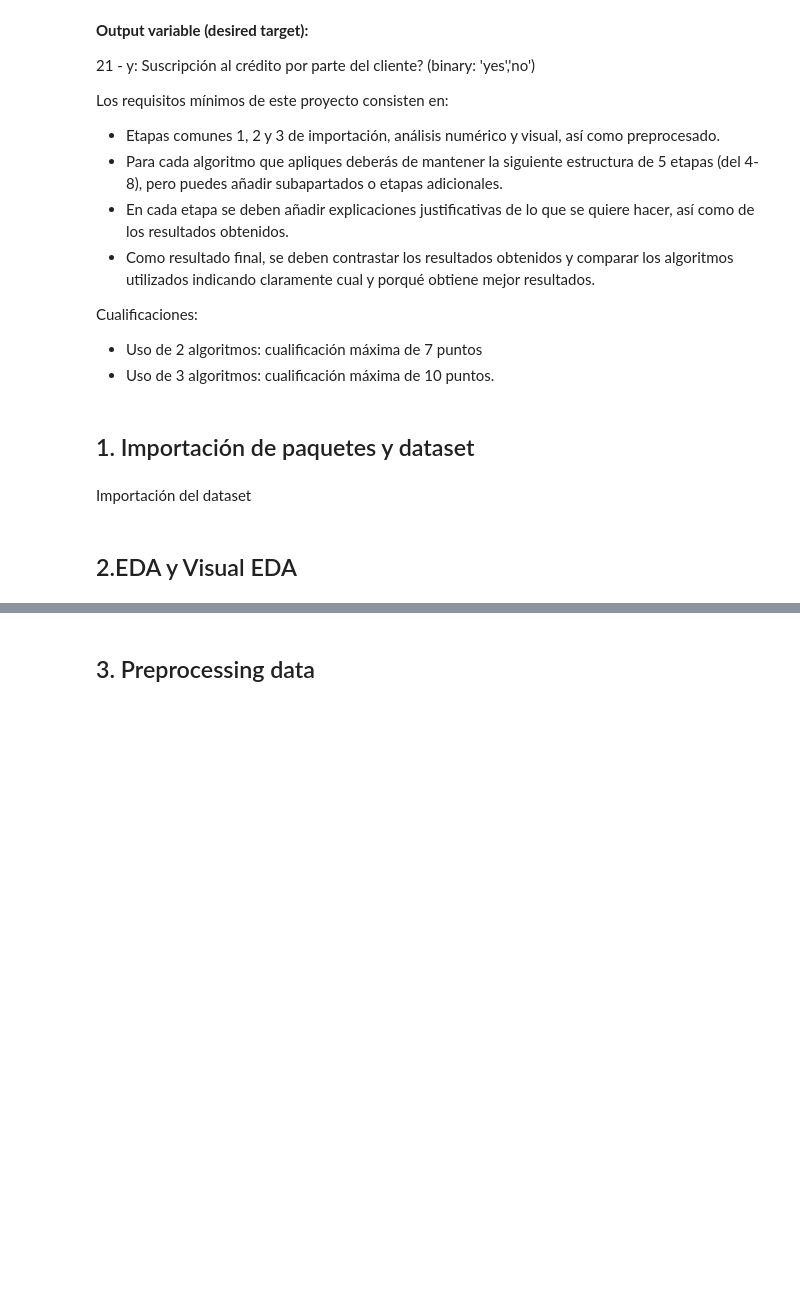
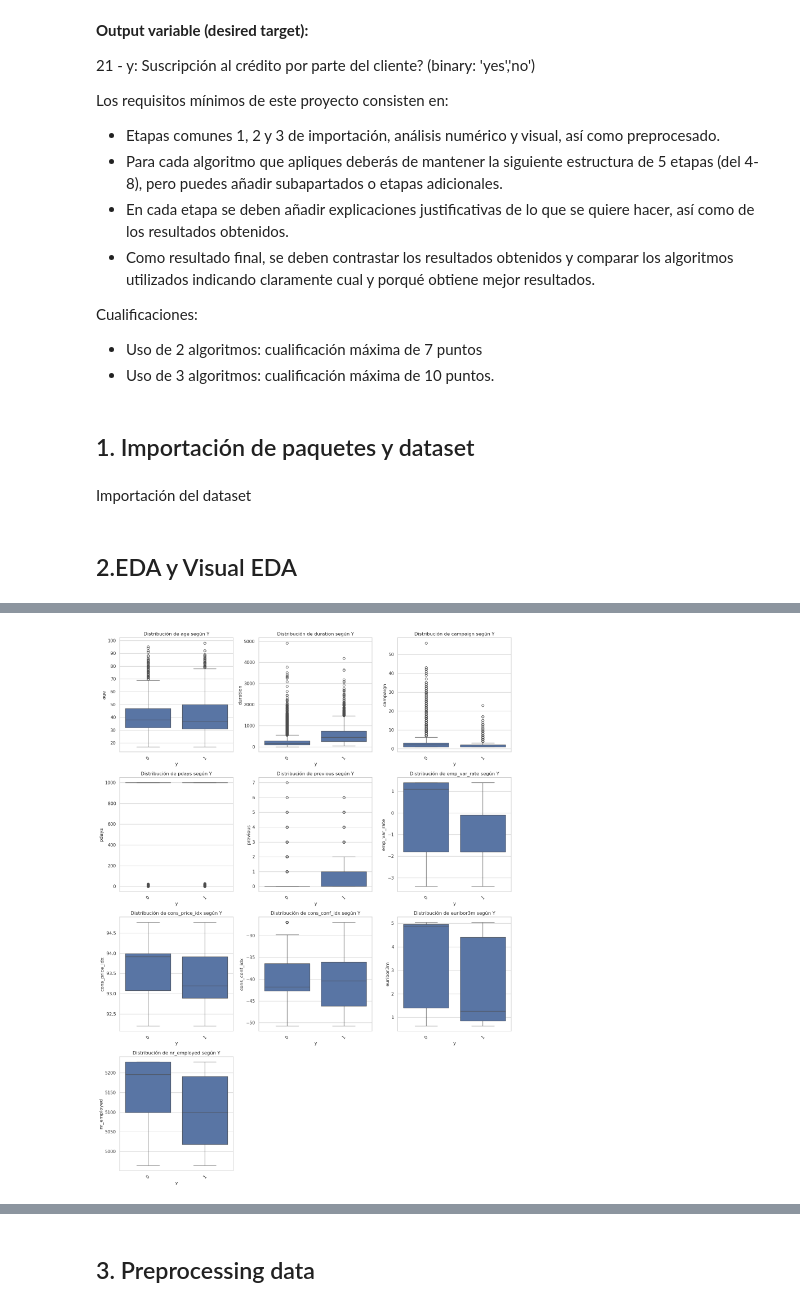
Before and after one commit to alexlloves/MachineLearningMethods, a Jupyter notebook: ML.UD2.Supervised-FinalProject.ipynb, the cells around one changed output, grey strips where cells are left out. Saved outputs shown, nothing was run; the diff lists cells and outputs as text; code cells hidden in the pictures; blank space fills up the shorter version.

```diff
--- a/ML.UD2.Supervised-FinalProject.ipynb
+++ b/ML.UD2.Supervised-FinalProject.ipynb
@@ -101,0 +166,28 @@ df['y'].plot.hist(bins=25,figsize=(8,4))
+# %%
+
+def create_graphics_continuous(columns):
+    n_cols = 3
+    n_rows = (len(columns) + n_cols - 1) // n_cols
+
+    fig, axes = plt.subplots(n_rows, n_cols, figsize=(15, 5 * n_rows))
+
+    axes = axes.flatten()
+
+    for i, col in enumerate(columns):
+        sns.boxplot(data=df, x='y', y=col, ax=axes[i])
+        axes[i].set_title(f'Distribución de {col} según Y')
+        axes[i].tick_params(axis='x', rotation=45)
+
+    for i in range(len(columns), len(axes)):
+        fig.delaxes(axes[i])
+
+    plt.tight_layout()
+    plt.show()
+# %%
+continuous_columns = ['age', 'duration', 'campaign', 'pdays', 'previous',
+                      'emp_var_rate', 'cons_price_idx', 'cons_conf_idx',
+                      'euribor3m', 'nr_employed']
+
+create_graphics_continuous(continuous_columns)
+# %% [output]
+[figure, added]
```
Also changed, not shown: parts of 14 cells of this notebook.
